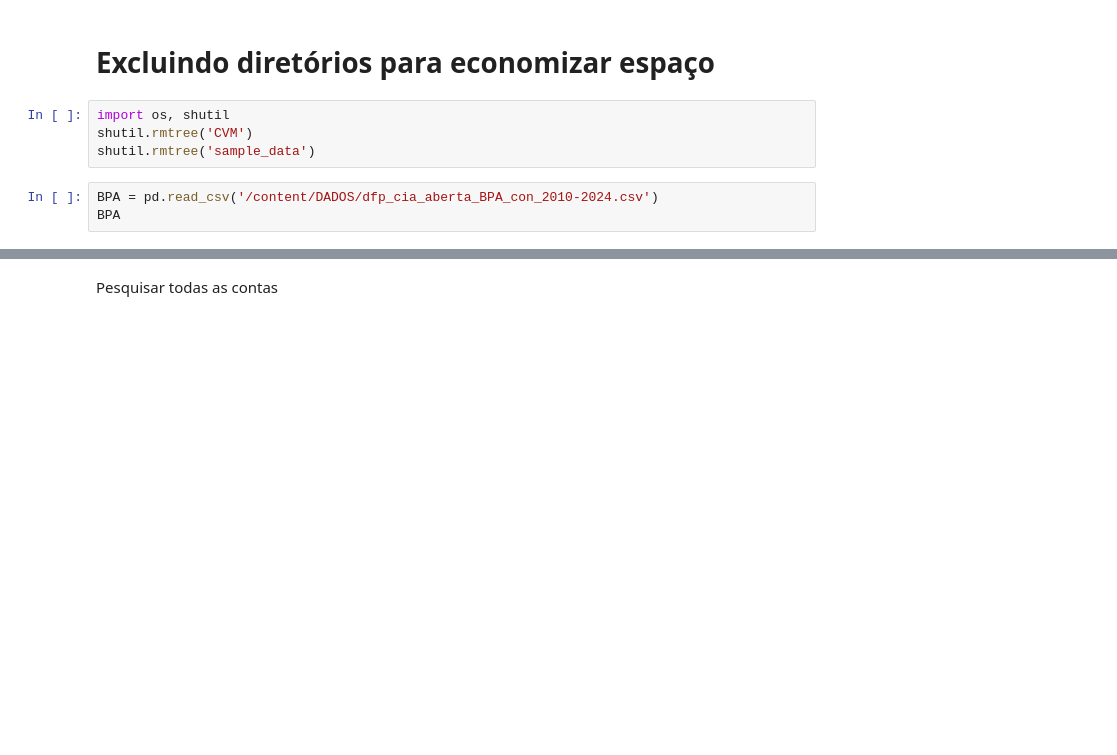
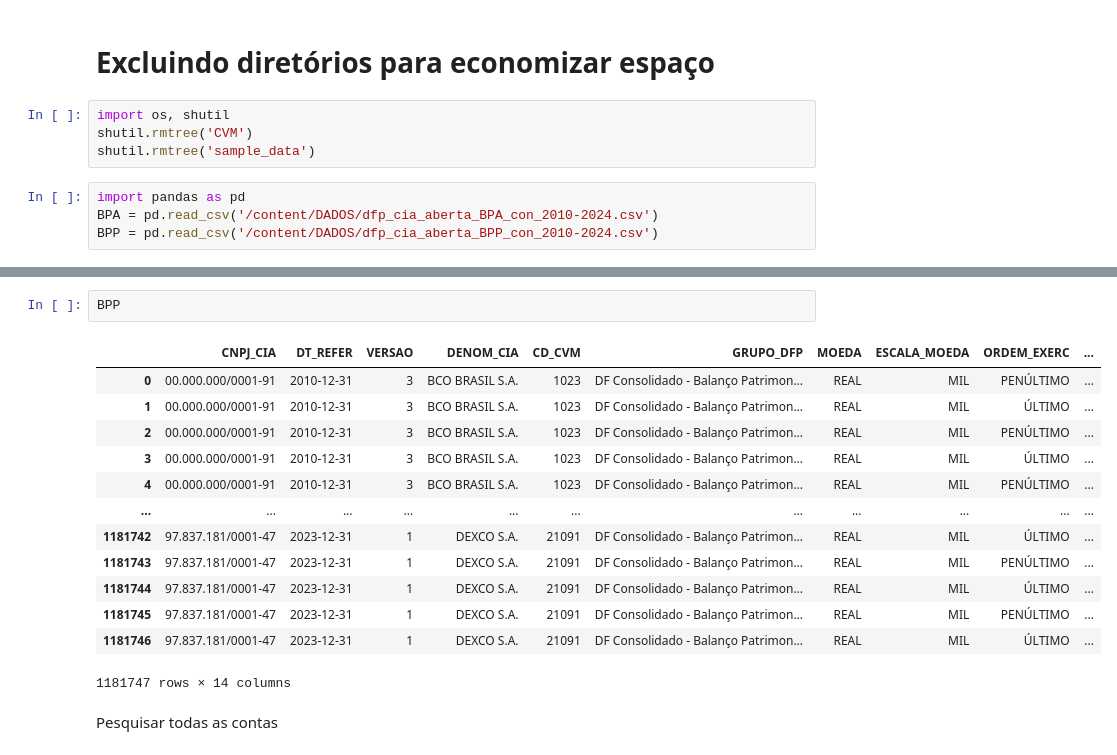
Before and after one commit to jeffersonramelo/coleta-de-dados, a Jupyter notebook: Dados_contábeis_CVM.ipynb, the cells around one changed output, grey strips where cells are left out. Cells and saved outputs as stored; diff of their text form; blank space fills up the shorter version.

```diff
--- a/Dados_contábeis_CVM.ipynb
+++ b/Dados_contábeis_CVM.ipynb
@@ -64,5 +64,6 @@ import os, shutil
 shutil.rmtree('CVM')
 shutil.rmtree('sample_data')
 # %%
+import pandas as pd
 BPA = pd.read_csv('/content/DADOS/dfp_cia_aberta_BPA_con_2010-2024.csv')
-BPA
+BPP = pd.read_csv('/content/DADOS/dfp_cia_aberta_BPP_con_2010-2024.csv')
@@ -83,3 +86,19 @@ BPA
+# %%
+BPP
+# %% [output]
+|  | CNPJ_CIA | DT_REFER | VERSAO | DENOM_CIA | CD_CVM | GRUPO_DFP | MOEDA | ESCALA_MOEDA | ORDEM_EXERC | ... |
+| 0 | 00.000.000/0001-91 | 2010-12-31 | 3 | BCO BRASIL S.A. | 1023 | DF Consolidado - Balanço Patrimon... | REAL | MIL | PENÚLTIMO | ... |
+| 1 | 00.000.000/0001-91 | 2010-12-31 | 3 | BCO BRASIL S.A. | 1023 | DF Consolidado - Balanço Patrimon... | REAL | MIL | ÚLTIMO | ... |
+| 2 | 00.000.000/0001-91 | 2010-12-31 | 3 | BCO BRASIL S.A. | 1023 | DF Consolidado - Balanço Patrimon... | REAL | MIL | PENÚLTIMO | ... |
+| 3 | 00.000.000/0001-91 | 2010-12-31 | 3 | BCO BRASIL S.A. | 1023 | DF Consolidado - Balanço Patrimon... | REAL | MIL | ÚLTIMO | ... |
+| 4 | 00.000.000/0001-91 | 2010-12-31 | 3 | BCO BRASIL S.A. | 1023 | DF Consolidado - Balanço Patrimon... | REAL | MIL | PENÚLTIMO | ... |
+| ... | ... | ... | ... | ... | ... | ... | ... | ... | ... | ... |
+| 1181742 | 97.837.181/0001-47 | 2023-12-31 | 1 | DEXCO S.A. | 21091 | DF Consolidado - Balanço Patrimon... | REAL | MIL | ÚLTIMO | ... |
+| 1181743 | 97.837.181/0001-47 | 2023-12-31 | 1 | DEXCO S.A. | 21091 | DF Consolidado - Balanço Patrimon... | REAL | MIL | PENÚLTIMO | ... |
+| 1181744 | 97.837.181/0001-47 | 2023-12-31 | 1 | DEXCO S.A. | 21091 | DF Consolidado - Balanço Patrimon... | REAL | MIL | ÚLTIMO | ... |
+| 1181745 | 97.837.181/0001-47 | 2023-12-31 | 1 | DEXCO S.A. | 21091 | DF Consolidado - Balanço Patrimon... | REAL | MIL | PENÚLTIMO | ... |
+| 1181746 | 97.837.181/0001-47 | 2023-12-31 | 1 | DEXCO S.A. | 21091 | DF Consolidado - Balanço Patrimon... | REAL | MIL | ÚLTIMO | ... |
+1181747 rows × 14 columns
 # %% [markdown]
 Pesquisar todas as contas
 # %%
```
Also changed, not shown: parts of 5 cells of this notebook.
